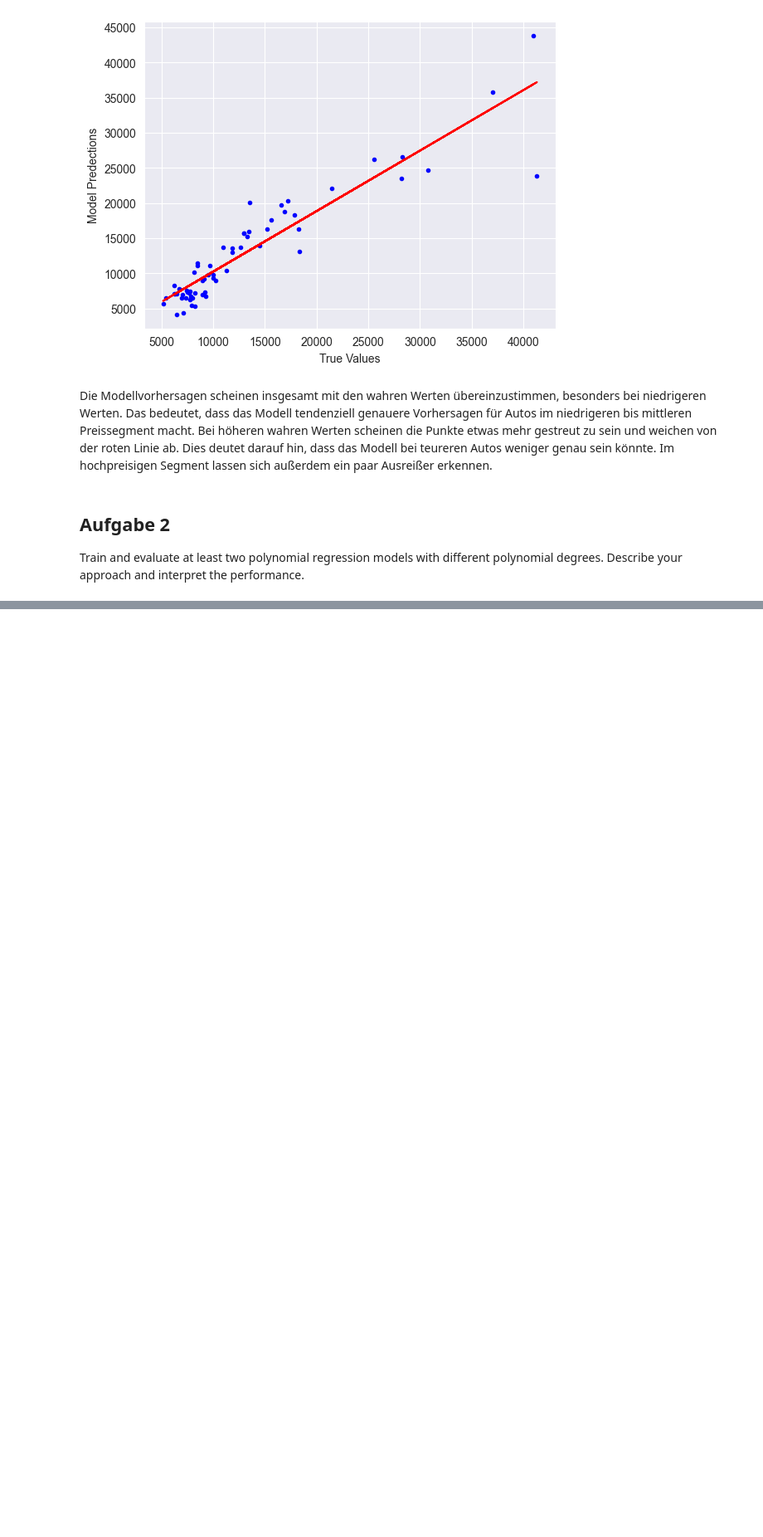
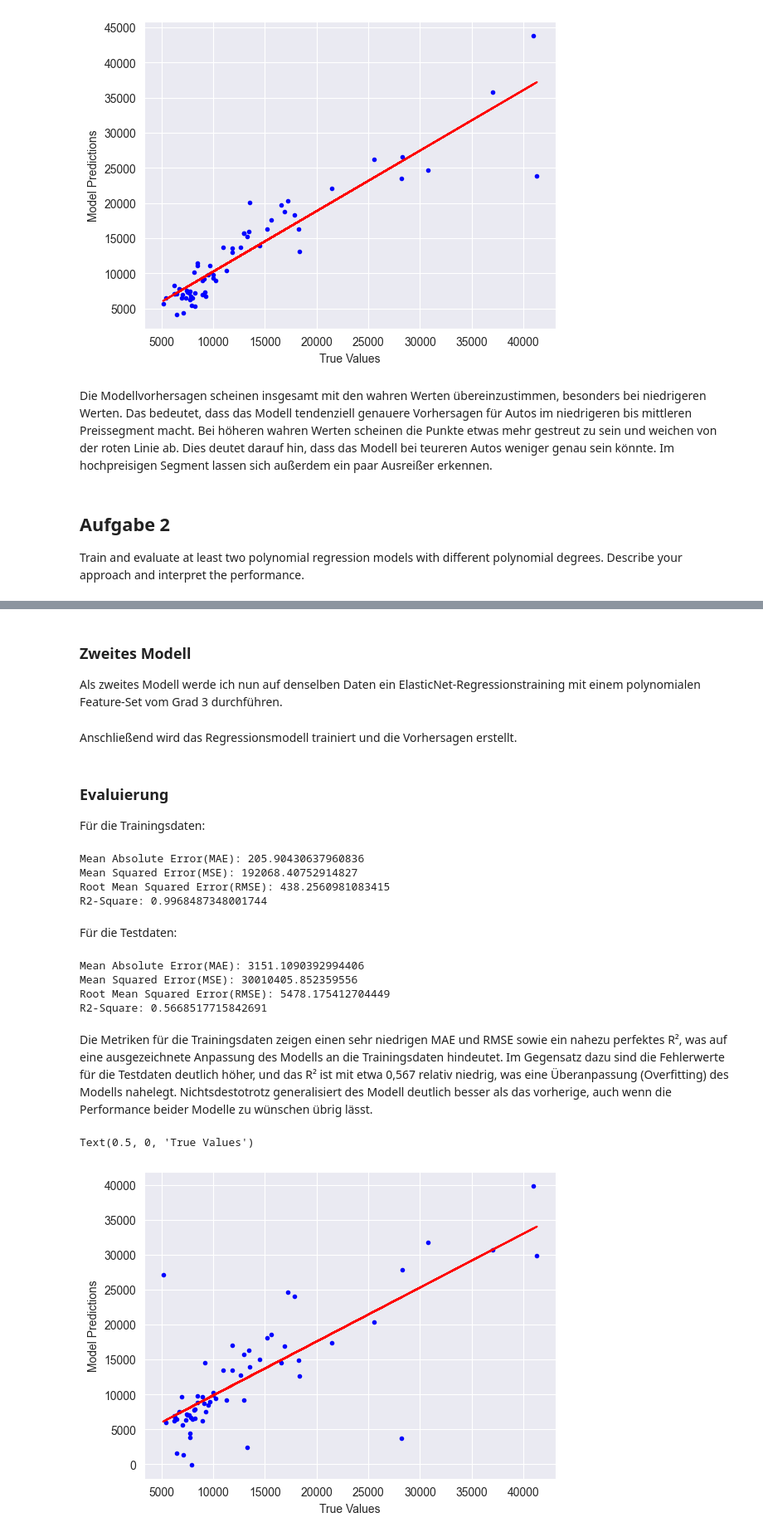
Before and after one commit to leonbittner/dasciws2324, a Jupyter notebook: 02_regression/02_regression.ipynb, the cells around one changed output, grey strips where cells are left out. Shown at 83% size. Saved outputs shown, nothing was run; the diff lists cells and outputs as text; code cells hidden in the pictures; blank space fills up the shorter version.

```diff
--- a/02_regression/02_regression.ipynb
+++ b/02_regression/02_regression.ipynb
@@ -233,0 +305,55 @@ X_train_poly_2, X_test_poly_2, y_train_poly_2, y_test_poly_2 = train_test_split(
+# %% [markdown]
+### Zweites Modell
+Als zweites Modell werde ich nun auf denselben Daten ein ElasticNet-Regressionstraining mit einem polynomialen Feature-Set vom Grad 3 durchführen.
+# %%
+poly_features_2 = PolynomialFeatures(degree=3, include_bias=False)
+x_poly_2 = poly_features_2.fit_transform(x)
+
+# Train-Test Split
+x_train_poly_2, x_test_poly_2, y_train_poly_2, y_test_poly_2 = train_test_split(x_poly_2, y, test_size=0.3, random_state=42)
+# %% [markdown]
+Anschließend wird das Regressionsmodell trainiert und die Vorhersagen erstellt.
+# %%
+elastic_net = ElasticNet(alpha=0.1, l1_ratio=0.5)
+elastic_net.fit(x_train_poly_2, y_train_poly_2)
+
+y_pred_train_poly_2 = elastic_net.predict(x_train_poly_2)
+y_pred_test_poly_2 = elastic_net.predict(x_test_poly_2)
+# %% [markdown]
+### Evaluierung
+Für die Trainingsdaten:
+# %%
+print('Mean Absolute Error(MAE):', mean_absolute_error(y_train_poly_2,y_pred_train_poly_2))
+print("Mean Squared Error(MSE):", mean_squared_error(y_train_poly_2, y_pred_train_poly_2))
+print("Root Mean Squared Error(RMSE):", np.sqrt(mean_squared_error(y_train_poly_2, y_pred_train_poly_2)))
+print("R2-Square:",r2_score(y_train_poly_2, y_pred_train_poly_2))
+# %% [output]
+Mean Absolute Error(MAE): 205.90430637960836
+Mean Squared Error(MSE): 192068.40752914827
+Root Mean Squared Error(RMSE): 438.2560981083415
+R2-Square: 0.9968487348001744
+# %% [markdown]
+Für die Testdaten:
+# %%
+print('Mean Absolute Error(MAE):', mean_absolute_error(y_test_poly_2,y_pred_test_poly_2))
+print("Mean Squared Error(MSE):", mean_squared_error(y_test_poly_2, y_pred_test_poly_2))
+print("Root Mean Squared Error(RMSE):", np.sqrt(mean_squared_error(y_test_poly_2, y_pred_test_poly_2)))
+print("R2-Square:",r2_score(y_test_poly_2, y_pred_test_poly_2))
+# %% [output]
+Mean Absolute Error(MAE): 3151.1090392994406
+Mean Squared Error(MSE): 30010405.852359556
+Root Mean Squared Error(RMSE): 5478.175412704449
+R2-Square: 0.5668517715842691
+# %% [markdown]
+Die Metriken für die Trainingsdaten zeigen einen sehr niedrigen MAE und RMSE sowie ein nahezu perfektes R², was auf eine ausgezeichnete Anpassung des Modells an die Trainingsdaten hindeutet. Im Gegensatz dazu sind die Fehlerwerte für die Testdaten deutlich höher, und das R² ist mit etwa 0,567 relativ niedrig, was eine Überanpassung (Overfitting) des Modells nahelegt. Nichtsdestotrotz generalisiert des Modell deutlich besser als das vorherige, auch wenn die Performance beider Modelle zu wünschen übrig lässt.
+# %%
+plt.plot(y_test_poly_2, y_pred_test_poly_2, '.', color='blue')
+z = np.polyfit(y_test_poly_2, y_pred_test_poly_2, 1)
+p = np.poly1d(z)
+plt.plot(y_test_poly_2, p(y_test_poly_2), 'r')
+
+plt.ylabel('Model Predictions')
+plt.xlabel('True Values')
+# %% [output]
+Text(0.5, 0, 'True Values')
+[figure, added]
```
Also changed, not shown: parts of 53 cells of this notebook.
